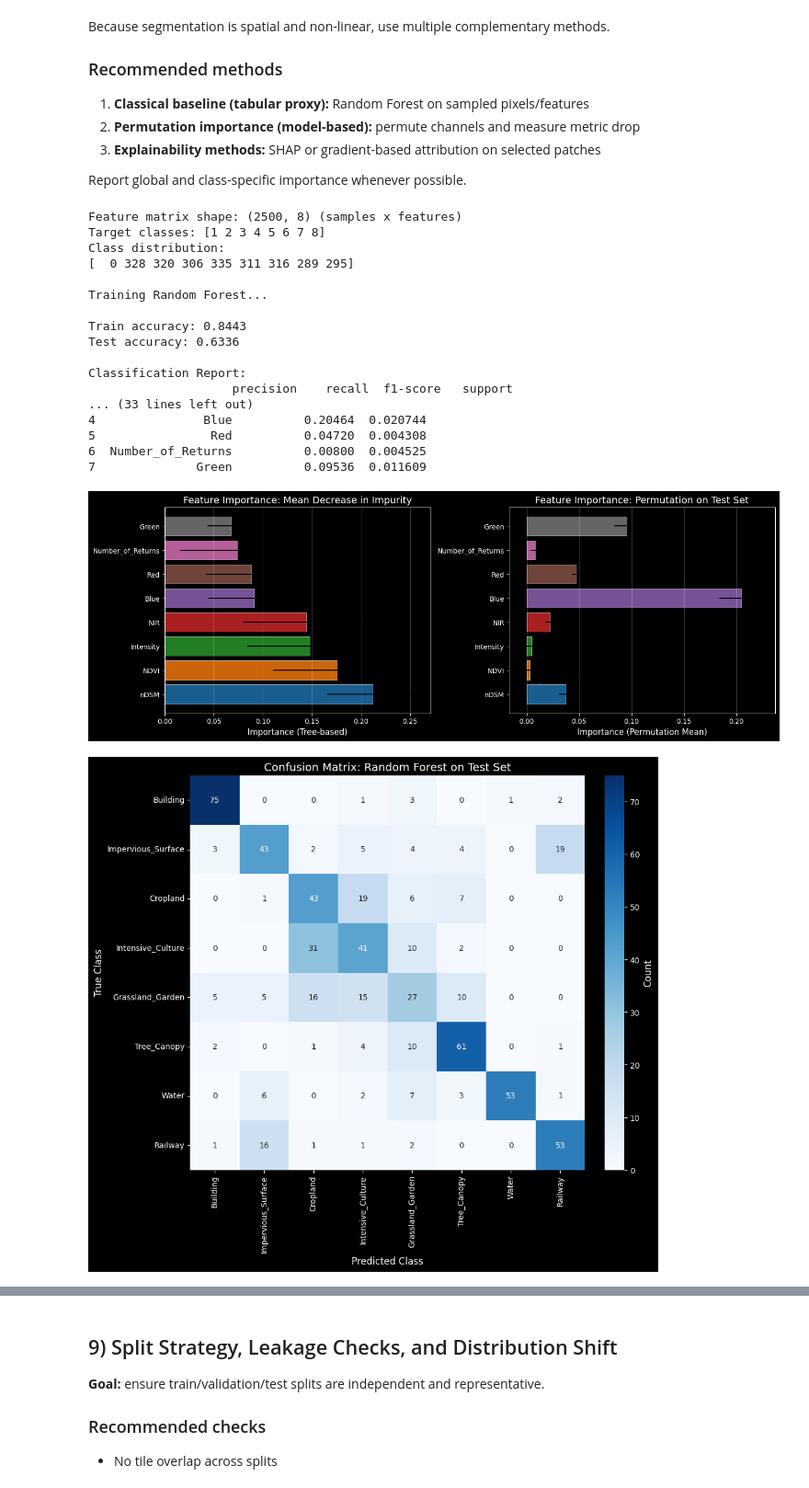
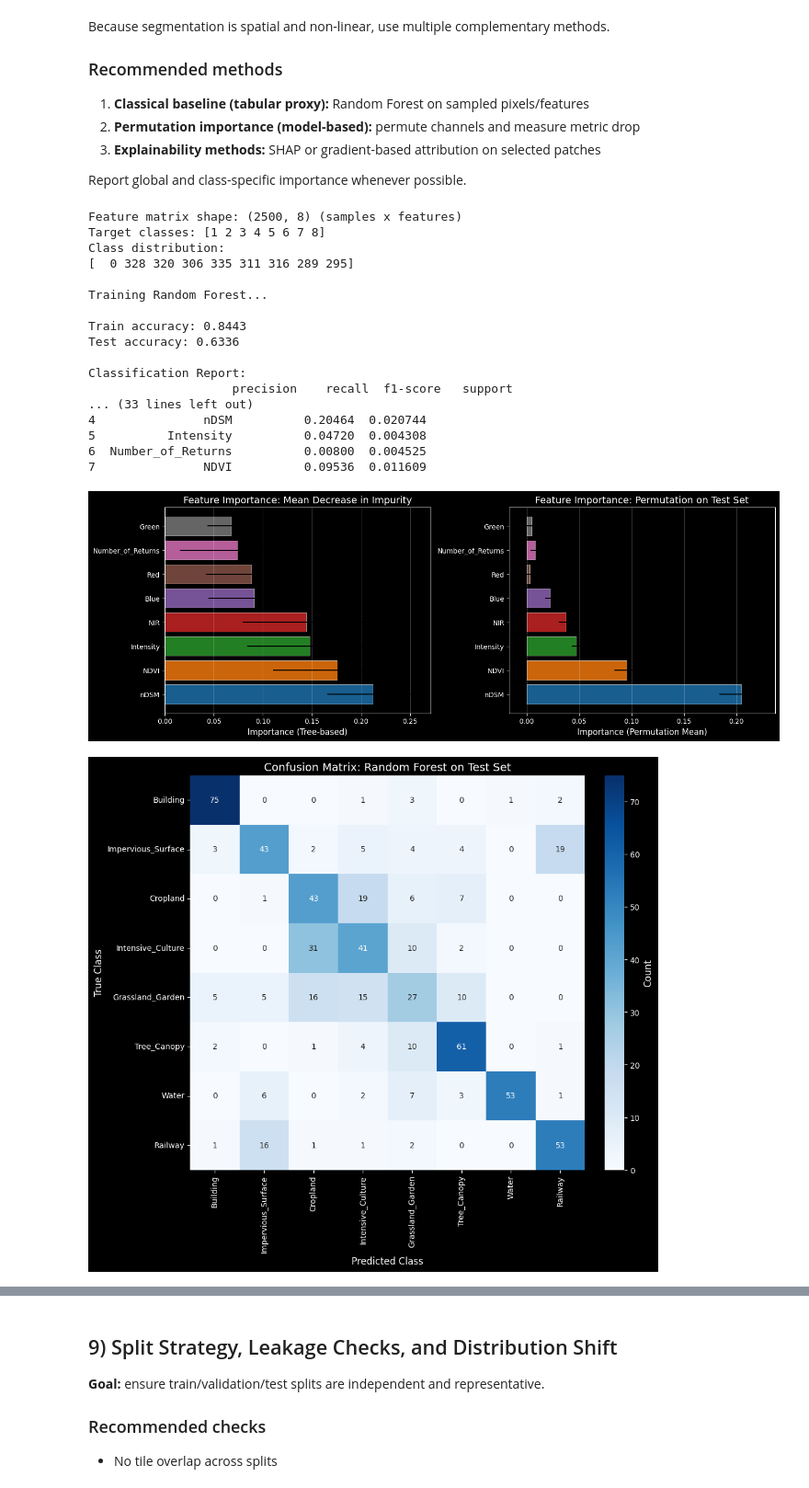
Before and after one commit to NicolaNoger/BA_Landcover_Classification, a Jupyter notebook: src/U-Net/data_analysis.ipynb, the cells around one changed output, grey strips where cells are left out. Shown at 92% size. Drawn from its saved outputs; the diff is of its cells as text; code cells hidden in the pictures.

```diff
--- a/src/U-Net/data_analysis.ipynb
+++ b/src/U-Net/data_analysis.ipynb
@@ -1236,7 +1236,7 @@ else:
         "feature": feature_cols,
         "importance_tree": importances_tree,
         "std_tree": importances_tree_std,
-    }).sort_values("importance_tree", ascending=False).reset_index(drop=True)
+    })
 
     print(f"\nTree-based Feature Importances:\n{fi_df}")
 
@@ -1261,6 +1261,7 @@ else:
         fi_df["importance_perm"] = np.nan
         fi_df["std_perm"] = np.nan
 
+    fi_df = fi_df.sort_values("importance_tree", ascending=False).reset_index(drop=True)
     # --- 7. Visualization: stacked bar chart ---
     fig, axes = plt.subplots(1, 2, figsize=(14, 5), constrained_layout=True)
 
@@ -1300,37 +1301,37 @@ else:
     fig, ax = plt.subplots(figsize=(10, 9), constrained_layout=True)
     sns.heatmap(cm_df, annot=True, fmt="d", cmap="Blues", cbar=True, ax=ax,
                 cbar_kws={"label": "Count"})
     ax.set_title("Confusion Matrix: Random Forest on Test Set")
     ax.set_xlabel("Predicted Class")
     ax.set_ylabel("True Class")
     fig.savefig(os.path.join(CONFIG["OUTPUT_DIR"], "feature_importance_confusion_matrix.png"),
                 bbox_inches="tight", facecolor="auto", dpi=150)
     plt.show()
 
     print("\n✓ Feature importance analysis complete.")
     print(f"Outputs saved to {CONFIG['OUTPUT_DIR']}")
     print(f"  - feature_importance_table.csv")
     print(f"  - feature_importance_barplot.png")
     print(f"  - feature_importance_confusion_matrix.png")
 # %% [output]
 Feature matrix shape: (2500, 8) (samples x features)
 Target classes: [1 2 3 4 5 6 7 8]
 Class distribution:
 [  0 328 320 306 335 311 316 289 295]
 
 Training Random Forest...
 
 Train accuracy: 0.8443
 Test accuracy: 0.6336
 
 Classification Report:
                     precision    recall  f1-score   support
 ... (33 lines left out)
-4               Blue          0.20464  0.020744
-5                Red          0.04720  0.004308
+4               nDSM          0.20464  0.020744
+5          Intensity          0.04720  0.004308
 6  Number_of_Returns          0.00800  0.004525
-7              Green          0.09536  0.011609
+7               NDVI          0.09536  0.011609
-[figure, old version]
+[figure, new version]
 [figure]
 ✓ Feature importance analysis complete.
 Outputs saved to ./reports/figures
```
Also changed, not shown: 9 other files.
